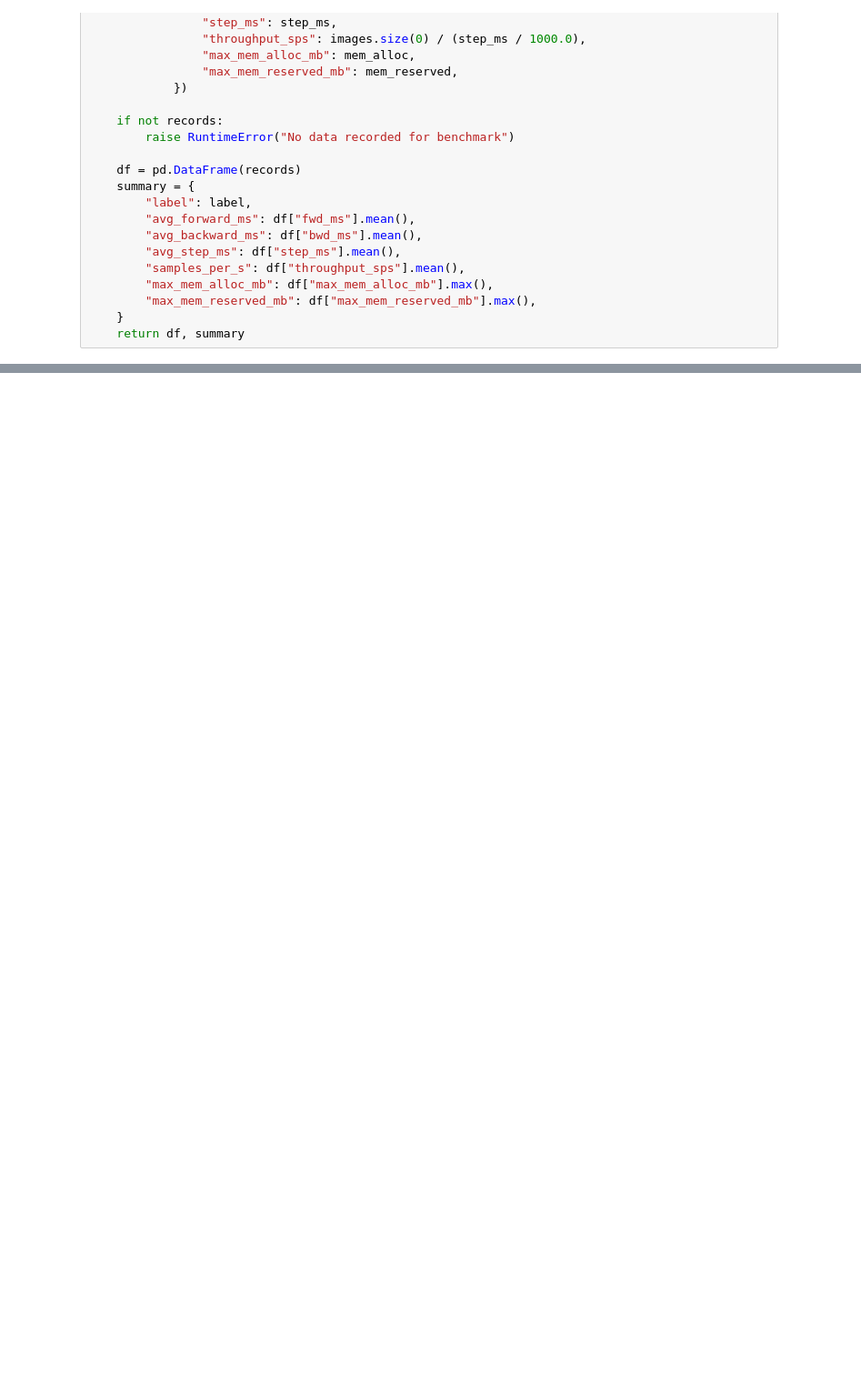
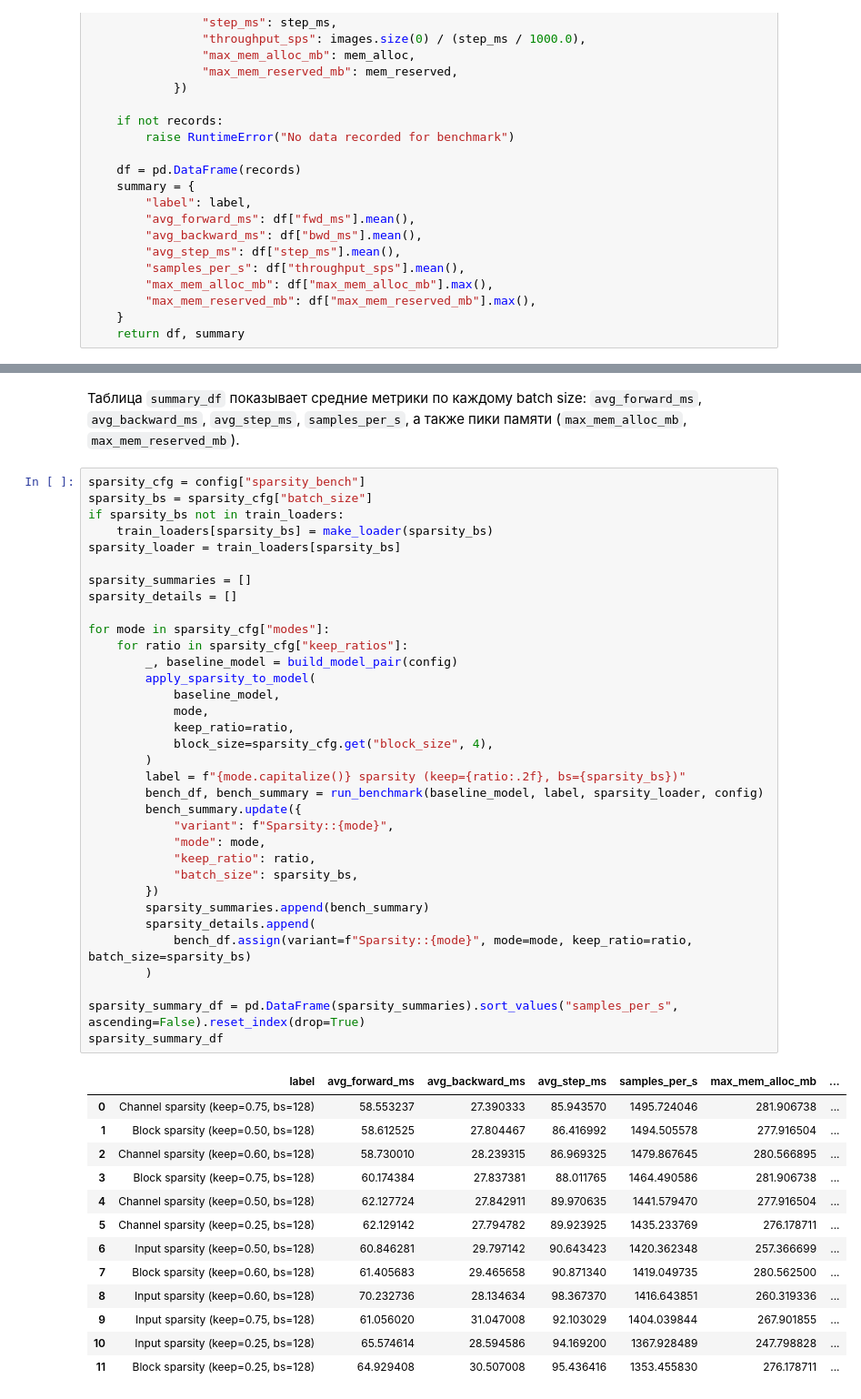
Before and after one commit to manzhura/conv2d-img2col-gemm, a Jupyter notebook: notebooks/resnet18_baseline_vs_torch.ipynb, the cells around one changed output, grey strips where cells are left out. Shown at 91% size. Cells and saved outputs as stored; diff of their text form; blank space fills up the shorter version.

```diff
--- a/notebooks/resnet18_baseline_vs_torch.ipynb
+++ b/notebooks/resnet18_baseline_vs_torch.ipynb
@@ -301,0 +366,50 @@ detail_df.groupby(["variant", "batch_size"])[metrics].describe()
+# %% [markdown]
+Таблица `summary_df` показывает средние метрики по каждому batch size: `avg_forward_ms`, `avg_backward_ms`, `avg_step_ms`, `samples_per_s`, а также пики памяти (`max_mem_alloc_mb`, `max_mem_reserved_mb`).
+# %%
+sparsity_cfg = config["sparsity_bench"]
+sparsity_bs = sparsity_cfg["batch_size"]
+if sparsity_bs not in train_loaders:
+    train_loaders[sparsity_bs] = make_loader(sparsity_bs)
+sparsity_loader = train_loaders[sparsity_bs]
+
+sparsity_summaries = []
+sparsity_details = []
+
+for mode in sparsity_cfg["modes"]:
+    for ratio in sparsity_cfg["keep_ratios"]:
+        _, baseline_model = build_model_pair(config)
+        apply_sparsity_to_model(
+            baseline_model,
+            mode,
+            keep_ratio=ratio,
+            block_size=sparsity_cfg.get("block_size", 4),
+        )
+        label = f"{mode.capitalize()} sparsity (keep={ratio:.2f}, bs={sparsity_bs})"
+        bench_df, bench_summary = run_benchmark(baseline_model, label, sparsity_loader, config)
+        bench_summary.update({
+            "variant": f"Sparsity::{mode}",
+            "mode": mode,
+            "keep_ratio": ratio,
+            "batch_size": sparsity_bs,
+        })
+        sparsity_summaries.append(bench_summary)
+        sparsity_details.append(
+            bench_df.assign(variant=f"Sparsity::{mode}", mode=mode, keep_ratio=ratio, batch_size=sparsity_bs)
+        )
+
+sparsity_summary_df = pd.DataFrame(sparsity_summaries).sort_values("samples_per_s", ascending=False).reset_index(drop=True)
+sparsity_summary_df
+# %% [output]
+|  | label | avg_forward_ms | avg_backward_ms | avg_step_ms | samples_per_s | max_mem_alloc_mb | ... |
+| 0 | Channel sparsity (keep=0.75, bs=128) | 58.553237 | 27.390333 | 85.943570 | 1495.724046 | 281.906738 | ... |
+| 1 | Block sparsity (keep=0.50, bs=128) | 58.612525 | 27.804467 | 86.416992 | 1494.505578 | 277.916504 | ... |
+| 2 | Channel sparsity (keep=0.60, bs=128) | 58.730010 | 28.239315 | 86.969325 | 1479.867645 | 280.566895 | ... |
+| 3 | Block sparsity (keep=0.75, bs=128) | 60.174384 | 27.837381 | 88.011765 | 1464.490586 | 281.906738 | ... |
+| 4 | Channel sparsity (keep=0.50, bs=128) | 62.127724 | 27.842911 | 89.970635 | 1441.579470 | 277.916504 | ... |
+| 5 | Channel sparsity (keep=0.25, bs=128) | 62.129142 | 27.794782 | 89.923925 | 1435.233769 | 276.178711 | ... |
+| 6 | Input sparsity (keep=0.50, bs=128) | 60.846281 | 29.797142 | 90.643423 | 1420.362348 | 257.366699 | ... |
+| 7 | Block sparsity (keep=0.60, bs=128) | 61.405683 | 29.465658 | 90.871340 | 1419.049735 | 280.562500 | ... |
+| 8 | Input sparsity (keep=0.60, bs=128) | 70.232736 | 28.134634 | 98.367370 | 1416.643851 | 260.319336 | ... |
+| 9 | Input sparsity (keep=0.75, bs=128) | 61.056020 | 31.047008 | 92.103029 | 1404.039844 | 267.901855 | ... |
+| 10 | Input sparsity (keep=0.25, bs=128) | 65.574614 | 28.594586 | 94.169200 | 1367.928489 | 247.798828 | ... |
+| 11 | Block sparsity (keep=0.25, bs=128) | 64.929408 | 30.507008 | 95.436416 | 1353.455830 | 276.178711 | ... |
```
Also changed, not shown: parts of 17 cells of this notebook, 2 other files.
